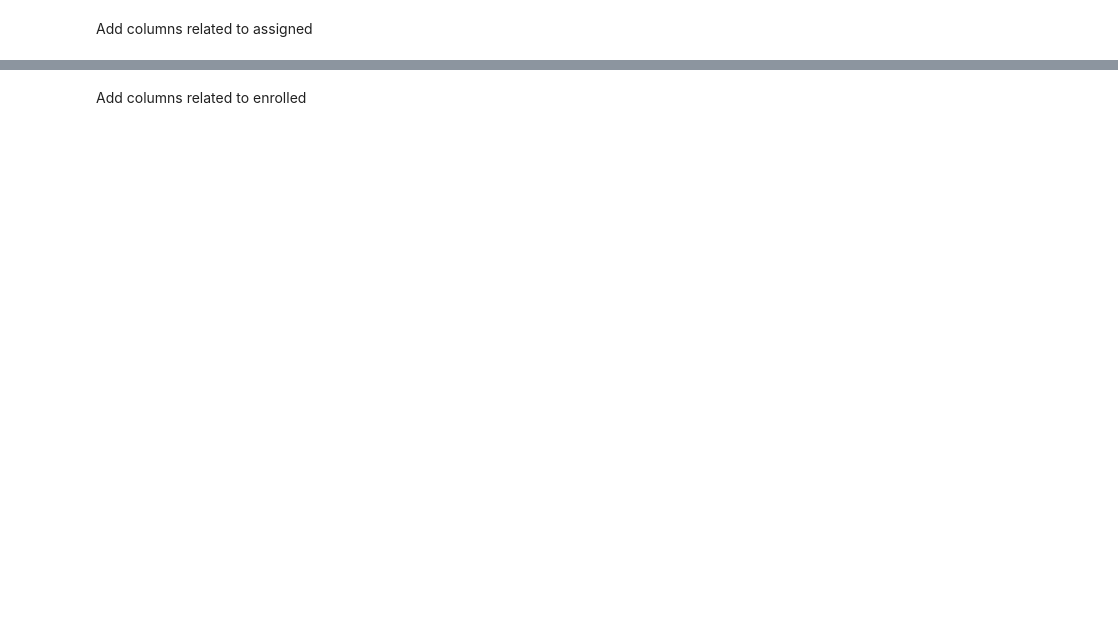
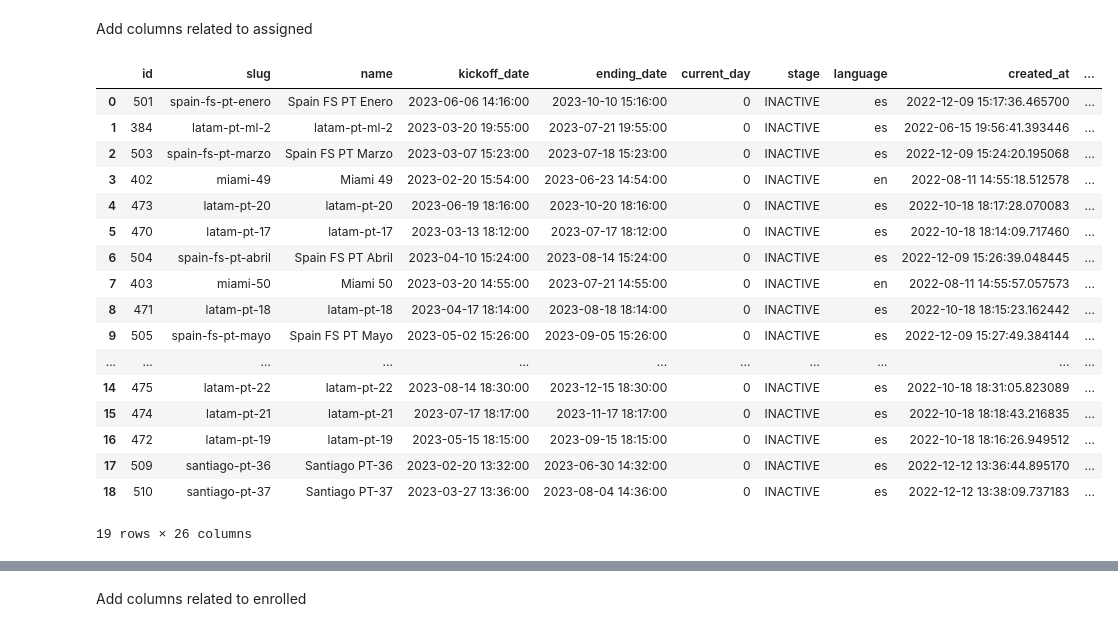
Before and after one commit to 4GeeksAcademy/upcoming-cohorts-report, a Jupyter notebook: notebooks/upcoming_cohorts.ipynb, the cells around one changed output, grey strips where cells are left out. Drawn from its saved outputs; the diff is of its cells as text; code cells hidden in the pictures; blank space fills up the shorter version.

```diff
--- a/notebooks/upcoming_cohorts.ipynb
+++ b/notebooks/upcoming_cohorts.ipynb
@@ -378,6 +445,27 @@ def check_in_dict(row, dict_x):
         return row['email'] in dict_x[row['slug']]
 # %%
 upcoming_cohorts_users['assigned'] = upcoming_cohorts_users.apply(lambda row: check_in_dict(row, dict_assigned), axis=1)
+# %%
+upcoming_cohorts_users
+# %% [output]
+|  | id | slug | name | kickoff_date | ending_date | current_day | stage | language | created_at | ... |
+| 0 | 501 | spain-fs-pt-enero | Spain FS PT Enero | 2023-06-06 14:16:00 | 2023-10-10 15:16:00 | 0 | INACTIVE | es | 2022-12-09 15:17:36.465700 | ... |
+| 1 | 384 | latam-pt-ml-2 | latam-pt-ml-2 | 2023-03-20 19:55:00 | 2023-07-21 19:55:00 | 0 | INACTIVE | es | 2022-06-15 19:56:41.393446 | ... |
+| 2 | 503 | spain-fs-pt-marzo | Spain FS PT Marzo | 2023-03-07 15:23:00 | 2023-07-18 15:23:00 | 0 | INACTIVE | es | 2022-12-09 15:24:20.195068 | ... |
+| 3 | 402 | miami-49 | Miami 49 | 2023-02-20 15:54:00 | 2023-06-23 14:54:00 | 0 | INACTIVE | en | 2022-08-11 14:55:18.512578 | ... |
+| 4 | 473 | latam-pt-20 | latam-pt-20 | 2023-06-19 18:16:00 | 2023-10-20 18:16:00 | 0 | INACTIVE | es | 2022-10-18 18:17:28.070083 | ... |
+| 5 | 470 | latam-pt-17 | latam-pt-17 | 2023-03-13 18:12:00 | 2023-07-17 18:12:00 | 0 | INACTIVE | es | 2022-10-18 18:14:09.717460 | ... |
+| 6 | 504 | spain-fs-pt-abril | Spain FS PT Abril | 2023-04-10 15:24:00 | 2023-08-14 15:24:00 | 0 | INACTIVE | es | 2022-12-09 15:26:39.048445 | ... |
+| 7 | 403 | miami-50 | Miami 50 | 2023-03-20 14:55:00 | 2023-07-21 14:55:00 | 0 | INACTIVE | en | 2022-08-11 14:55:57.057573 | ... |
+| 8 | 471 | latam-pt-18 | latam-pt-18 | 2023-04-17 18:14:00 | 2023-08-18 18:14:00 | 0 | INACTIVE | es | 2022-10-18 18:15:23.162442 | ... |
+| 9 | 505 | spain-fs-pt-mayo | Spain FS PT Mayo | 2023-05-02 15:26:00 | 2023-09-05 15:26:00 | 0 | INACTIVE | es | 2022-12-09 15:27:49.384144 | ... |
+| ... | ... | ... | ... | ... | ... | ... | ... | ... | ... | ... |
+| 14 | 475 | latam-pt-22 | latam-pt-22 | 2023-08-14 18:30:00 | 2023-12-15 18:30:00 | 0 | INACTIVE | es | 2022-10-18 18:31:05.823089 | ... |
+| 15 | 474 | latam-pt-21 | latam-pt-21 | 2023-07-17 18:17:00 | 2023-11-17 18:17:00 | 0 | INACTIVE | es | 2022-10-18 18:18:43.216835 | ... |
+| 16 | 472 | latam-pt-19 | latam-pt-19 | 2023-05-15 18:15:00 | 2023-09-15 18:15:00 | 0 | INACTIVE | es | 2022-10-18 18:16:26.949512 | ... |
+| 17 | 509 | santiago-pt-36 | Santiago PT-36 | 2023-02-20 13:32:00 | 2023-06-30 14:32:00 | 0 | INACTIVE | es | 2022-12-12 13:36:44.895170 | ... |
+| 18 | 510 | santiago-pt-37 | Santiago PT-37 | 2023-03-27 13:36:00 | 2023-08-04 14:36:00 | 0 | INACTIVE | es | 2022-12-12 13:38:09.737183 | ... |
+19 rows × 26 columns
 # %%
 df_assigned = upcoming_cohorts_users[upcoming_cohorts_users['assigned']==True]
 # %%
```
Also changed, not shown: parts of 18 cells of this notebook, 1 other file.
